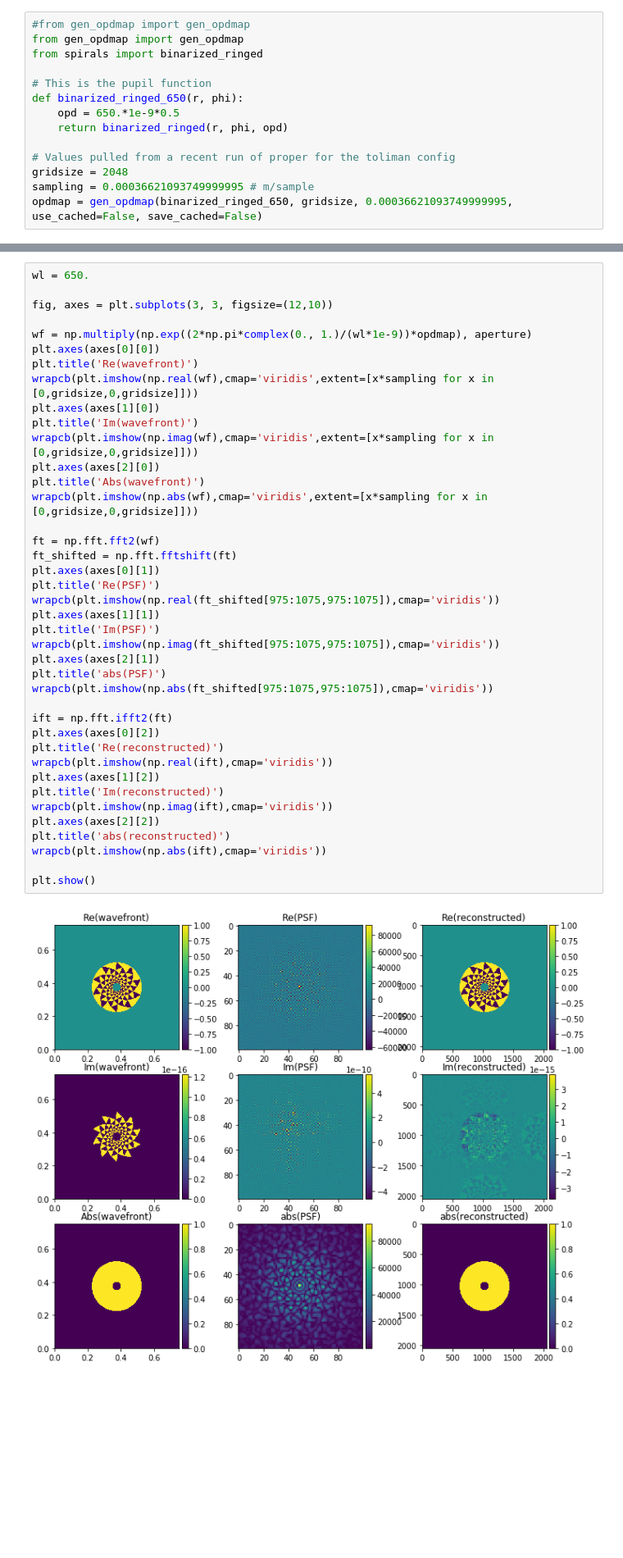
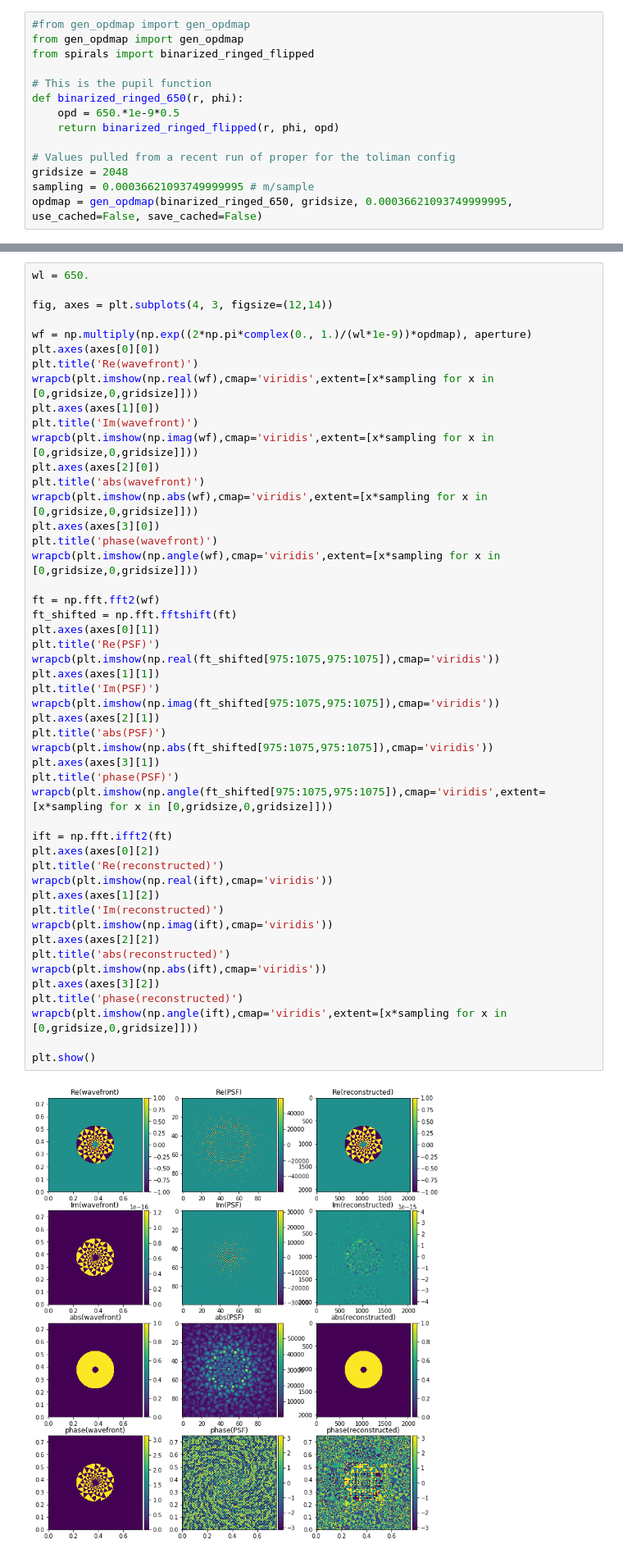
Before and after one commit to benjaminpope/toliman, a Jupyter notebook: image_modelling/notebooks/Validate spiral Fourier Transform.ipynb, the cells around one changed output, grey strips where cells are left out. Shown at 82% size. Cells and saved outputs as stored; diff of their text form; blank space fills up the shorter version.

Commit message:
Added visualisation of Kieran's ideal images, changed spiral pattern

```diff
--- a/image_modelling/notebooks/Validate spiral Fourier Transform.ipynb
+++ b/image_modelling/notebooks/Validate spiral Fourier Transform.ipynb
@@ -12,12 +20,12 @@ Phase pupil uses a function to define the optical path difference introduced at
 # %%
 #from gen_opdmap import gen_opdmap
 from gen_opdmap import gen_opdmap
-from spirals import binarized_ringed
+from spirals import binarized_ringed_flipped
 
 # This is the pupil function
 def binarized_ringed_650(r, phi):
     opd = 650.*1e-9*0.5
-    return binarized_ringed(r, phi, opd)
+    return binarized_ringed_flipped(r, phi, opd)
 
 # Values pulled from a recent run of proper for the toliman config
 gridsize = 2048
@@ -271,7 +274,7 @@ From Kieran: "FFT is wrong.  When I inverse FFT this the pupil I get is wrong.
 # %%
 wl = 650.
 
-fig, axes = plt.subplots(3, 3, figsize=(12,10))
+fig, axes = plt.subplots(4, 3, figsize=(12,14))
 
 wf = np.multiply(np.exp((2*np.pi*complex(0., 1.)/(wl*1e-9))*opdmap), aperture)
 plt.axes(axes[0][0])
@@ -281,32 +284,41 @@ plt.axes(axes[1][0])
 plt.title('Im(wavefront)')
 wrapcb(plt.imshow(np.imag(wf),cmap='viridis',extent=[x*sampling for x in [0,gridsize,0,gridsize]]))
 plt.axes(axes[2][0])
-plt.title('Abs(wavefront)')
+plt.title('abs(wavefront)')
 wrapcb(plt.imshow(np.abs(wf),cmap='viridis',extent=[x*sampling for x in [0,gridsize,0,gridsize]]))
+plt.axes(axes[3][0])
+plt.title('phase(wavefront)')
+wrapcb(plt.imshow(np.angle(wf),cmap='viridis',extent=[x*sampling for x in [0,gridsize,0,gridsize]]))
 
 ft = np.fft.fft2(wf)
 ft_shifted = np.fft.fftshift(ft)
 plt.axes(axes[0][1])
 plt.title('Re(PSF)')
 wrapcb(plt.imshow(np.real(ft_shifted[975:1075,975:1075]),cmap='viridis'))
 plt.axes(axes[1][1])
 plt.title('Im(PSF)')
 wrapcb(plt.imshow(np.imag(ft_shifted[975:1075,975:1075]),cmap='viridis'))
 plt.axes(axes[2][1])
 plt.title('abs(PSF)')
 wrapcb(plt.imshow(np.abs(ft_shifted[975:1075,975:1075]),cmap='viridis'))
+plt.axes(axes[3][1])
+plt.title('phase(PSF)')
+wrapcb(plt.imshow(np.angle(ft_shifted[975:1075,975:1075]),cmap='viridis',extent=[x*sampling for x in [0,gridsize,0,gridsize]]))
 
 ift = np.fft.ifft2(ft)
 plt.axes(axes[0][2])
 plt.title('Re(reconstructed)')
 wrapcb(plt.imshow(np.real(ift),cmap='viridis'))
 plt.axes(axes[1][2])
 plt.title('Im(reconstructed)')
 wrapcb(plt.imshow(np.imag(ift),cmap='viridis'))
 plt.axes(axes[2][2])
 plt.title('abs(reconstructed)')
 wrapcb(plt.imshow(np.abs(ift),cmap='viridis'))
+plt.axes(axes[3][2])
+plt.title('phase(reconstructed)')
+wrapcb(plt.imshow(np.angle(ift),cmap='viridis',extent=[x*sampling for x in [0,gridsize,0,gridsize]]))
 
 plt.show()
 # %% [output]
-[figure, old version]
+[figure, new version]
```
Also changed, not shown: parts of 27 cells of this notebook.
